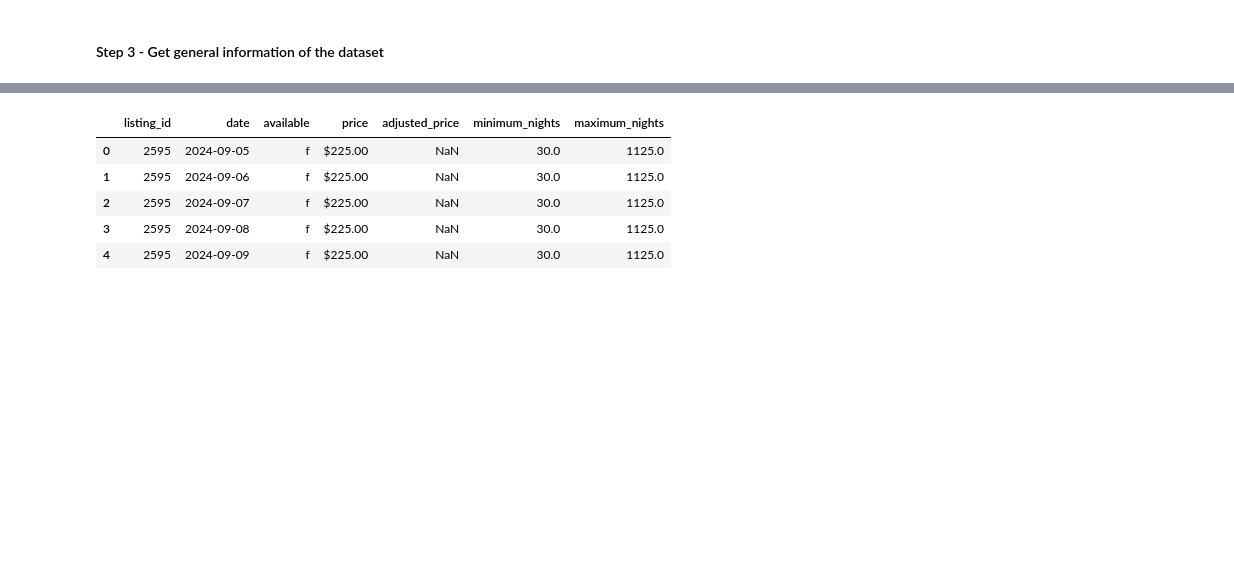
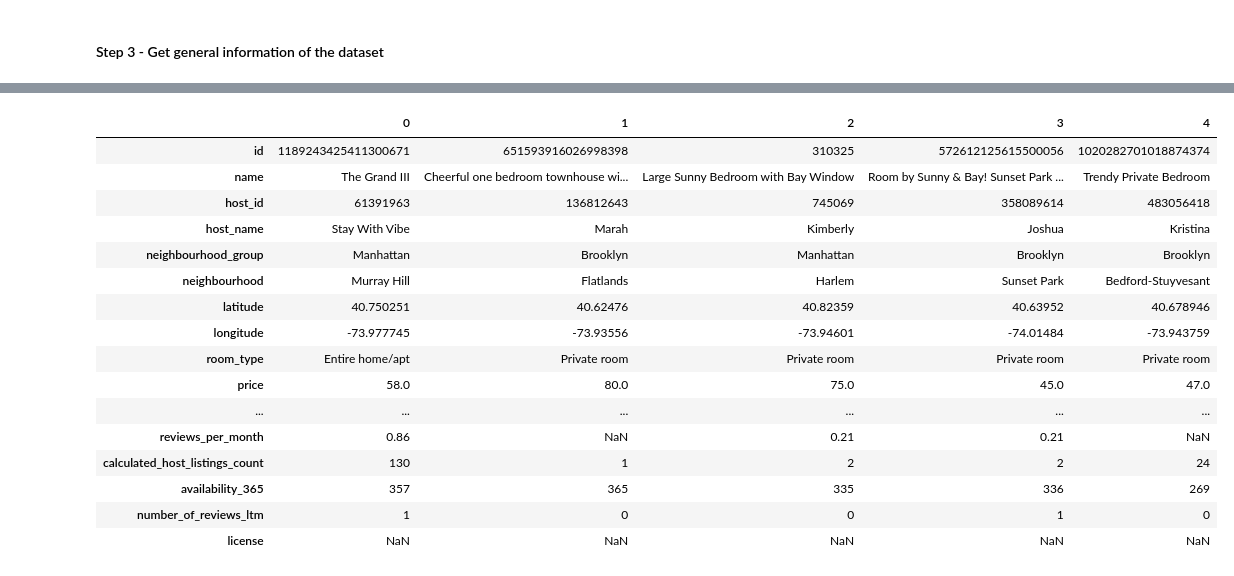
Before and after one commit to koloktos/airbnb-dataset-newyork, a Jupyter notebook: airbnb-dataset-ny.ipynb, the cells around one changed output, grey strips where cells are left out. Drawn from its saved outputs; the diff is of its cells as text; code cells hidden in the pictures; blank space fills up the shorter version.

Commit message:
Exploratory Data Analysis

```diff
--- a/airbnb-dataset-ny.ipynb
+++ b/airbnb-dataset-ny.ipynb
@@ -22,10 +41,21 @@ reviews = pd.read_csv(r'data/reviews.csv')
 # %%
-# Use the head() method to display the first few rows of the data.
-calendar.head()
+# Display the first 5 rows of the data to see what it looks like
+listings.head().T
 # %% [output]
-|  | listing_id | date | available | price | adjusted_price | minimum_nights | maximum_nights |
-| 0 | 2595 | 2024-09-05 | f | $225.00 | NaN | 30.0 | 1125.0 |
-| 1 | 2595 | 2024-09-06 | f | $225.00 | NaN | 30.0 | 1125.0 |
-| 2 | 2595 | 2024-09-07 | f | $225.00 | NaN | 30.0 | 1125.0 |
-| 3 | 2595 | 2024-09-08 | f | $225.00 | NaN | 30.0 | 1125.0 |
-| 4 | 2595 | 2024-09-09 | f | $225.00 | NaN | 30.0 | 1125.0 |
+|  | 0 | 1 | 2 | 3 | 4 |
+| id | 1189243425411300671 | 651593916026998398 | 310325 | 572612125615500056 | 1020282701018874374 |
+| name | The Grand III | Cheerful one bedroom townhouse wi... | Large Sunny Bedroom with Bay Window | Room by Sunny & Bay! Sunset Park ... | Trendy Private Bedroom |
+| host_id | 61391963 | 136812643 | 745069 | 358089614 | 483056418 |
+| host_name | Stay With Vibe | Marah | Kimberly | Joshua | Kristina |
+| neighbourhood_group | Manhattan | Brooklyn | Manhattan | Brooklyn | Brooklyn |
+| neighbourhood | Murray Hill | Flatlands | Harlem | Sunset Park | Bedford-Stuyvesant |
+| latitude | 40.750251 | 40.62476 | 40.82359 | 40.63952 | 40.678946 |
+| longitude | -73.977745 | -73.93556 | -73.94601 | -74.01484 | -73.943759 |
+| room_type | Entire home/apt | Private room | Private room | Private room | Private room |
+| price | 58.0 | 80.0 | 75.0 | 45.0 | 47.0 |
+| ... | ... | ... | ... | ... | ... |
+| reviews_per_month | 0.86 | NaN | 0.21 | 0.21 | NaN |
+| calculated_host_listings_count | 130 | 1 | 2 | 2 | 24 |
+| availability_365 | 357 | 365 | 335 | 336 | 269 |
+| number_of_reviews_ltm | 1 | 0 | 0 | 1 | 0 |
+| license | NaN | NaN | NaN | NaN | NaN |
```
Also changed, not shown: parts of 63 cells of this notebook.
